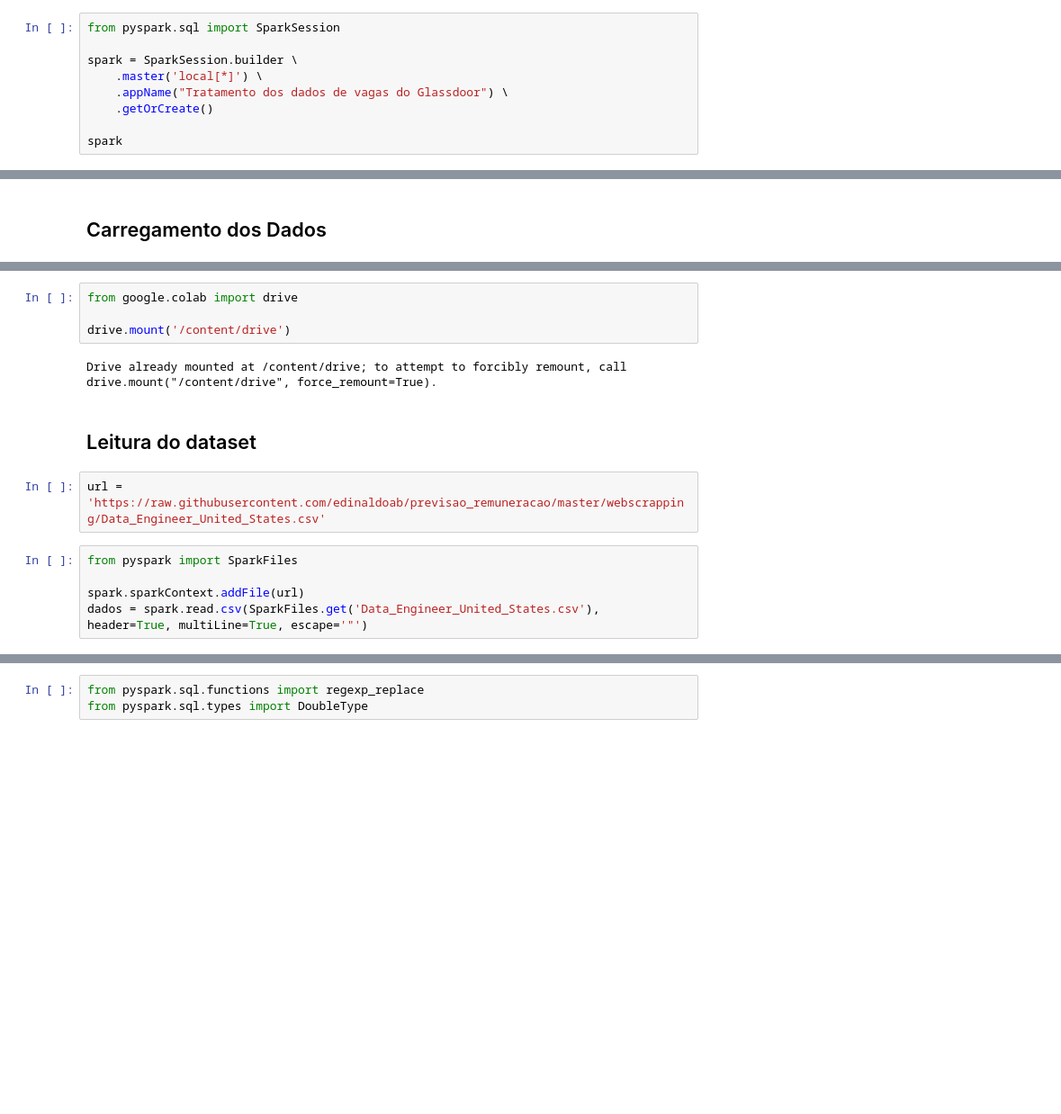
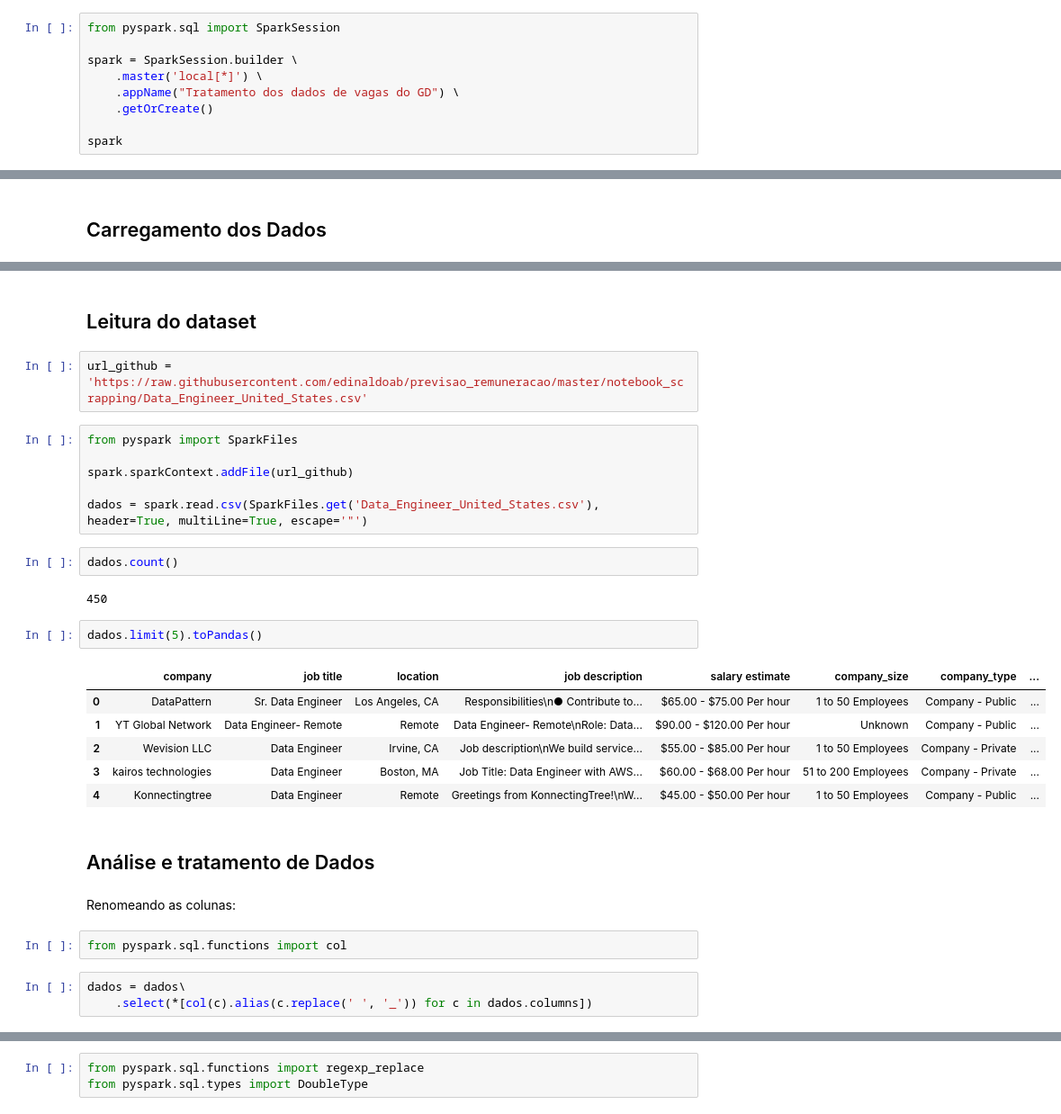
Before and after one commit to edinaldoab/previsao_remuneracao, a Jupyter notebook: tratamento/tratamento_dos_dados.ipynb, the cells around one changed output, grey strips where cells are left out. Shown at 90% size. Drawn from its saved outputs; the diff is of its cells as text; blank space fills up the shorter version.

```diff
--- a/tratamento/tratamento_dos_dados.ipynb
+++ b/tratamento/tratamento_dos_dados.ipynb
@@ -21,7 +29,7 @@ from pyspark.sql import SparkSession
 
 spark = SparkSession.builder \
     .master('local[*]') \
-    .appName("Tratamento dos dados de vagas do Glassdoor") \
+    .appName("Tratamento dos dados de vagas do GD") \
     .getOrCreate()
 
 spark
@@ -34,16 +40,33 @@ spark
-# %%
-from google.colab import drive
-
-drive.mount('/content/drive')
-# %% [output]
-Drive already mounted at /content/drive; to attempt to forcibly remount, call drive.mount("/content/drive", force_remount=True).
 # %% [markdown]
 ## Leitura do dataset
 # %%
-url = 'https://raw.githubusercontent.com/edinaldoab/previsao_remuneracao/master/webscrapping/Data_Engineer_United_States.csv'
+url_github = 'https://raw.githubusercontent.com/edinaldoab/previsao_remuneracao/master/notebook_scrapping/Data_Engineer_United_States.csv'
 # %%
 from pyspark import SparkFiles
 
-spark.sparkContext.addFile(url)
+spark.sparkContext.addFile(url_github)
+
 dados = spark.read.csv(SparkFiles.get('Data_Engineer_United_States.csv'), header=True, multiLine=True, escape='"')
+# %%
+dados.count()
+# %% [output]
+450
+# %%
+dados.limit(5).toPandas()
+# %% [output]
+|  | company | job title | location | job description | salary estimate | company_size | company_type | ... |
+| 0 | DataPattern | Sr. Data Engineer | Los Angeles, CA | Responsibilities\n● Contribute to... | $65.00 - $75.00 Per hour | 1 to 50 Employees | Company - Public | ... |
+| 1 | YT Global Network | Data Engineer- Remote | Remote | Data Engineer- Remote\nRole: Data... | $90.00 - $120.00 Per hour | Unknown | Company - Public | ... |
+| 2 | Wevision LLC | Data Engineer | Irvine, CA | Job description\nWe build service... | $55.00 - $85.00 Per hour | 1 to 50 Employees | Company - Private | ... |
+| 3 | kairos technologies | Data Engineer | Boston, MA | Job Title: Data Engineer with AWS... | $60.00 - $68.00 Per hour | 51 to 200 Employees | Company - Private | ... |
+| 4 | Konnectingtree | Data Engineer | Remote | Greetings from KonnectingTree!\nW... | $45.00 - $50.00 Per hour | 1 to 50 Employees | Company - Public | ... |
+# %% [markdown]
+## Análise e tratamento de Dados
+# %% [markdown]
+Renomeando as colunas:
+# %%
+from pyspark.sql.functions import col
+# %%
+dados = dados\
+    .select(*[col(c).alias(c.replace(' ', '_')) for c in dados.columns])
 # %%
```
Also changed, not shown: parts of 67 cells of this notebook.
